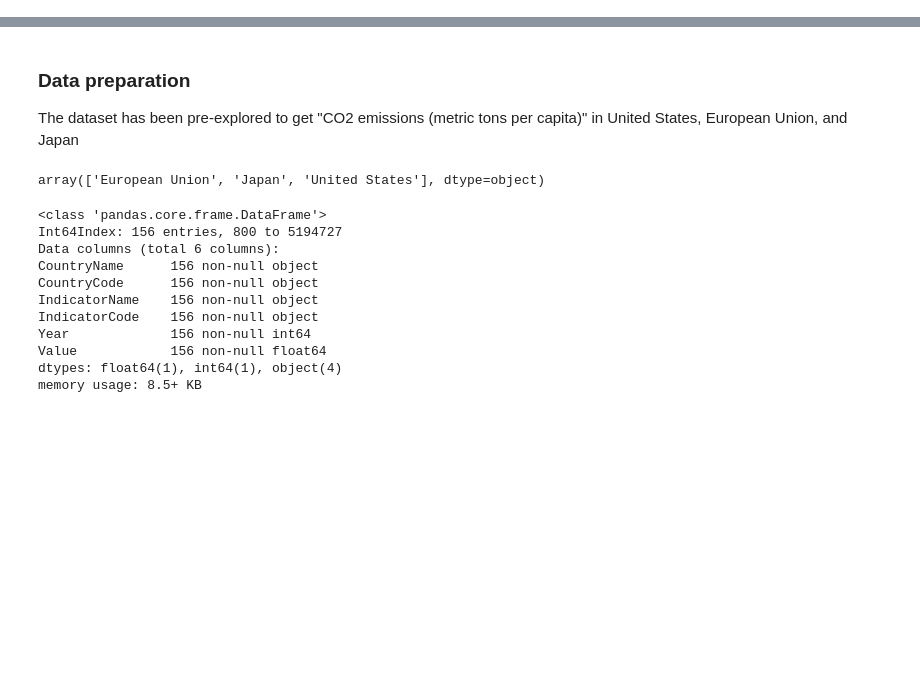
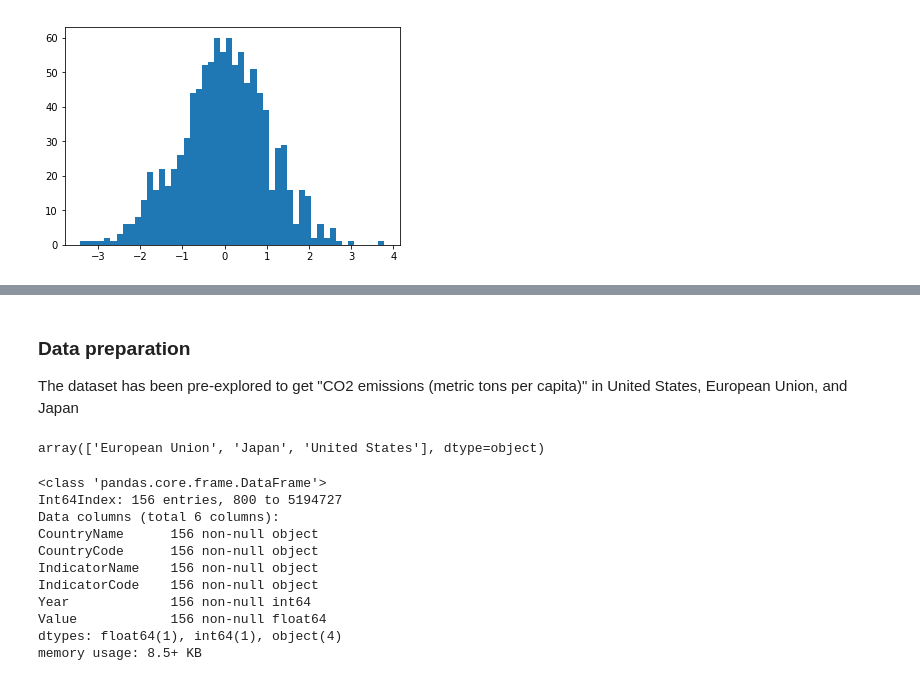
Before and after one commit to byrontang/data-analysis-with-python, a Jupyter notebook: data-visualization-matplotlib.ipynb, the cells around one changed output, grey strips where cells are left out. Drawn from its saved outputs; the diff is of its cells as text; code cells hidden in the pictures; blank space fills up the shorter version.

```diff
--- a/data-visualization-matplotlib.ipynb
+++ b/data-visualization-matplotlib.ipynb
@@ -4,0 +21,6 @@ import numpy as np
+# %%
+values = np.random.normal(0, 1, 1000)
+plt.hist(values, bins = 50)
+plt.show()
+# %% [output]
+[figure, added]
```
Also changed, not shown: parts of 8 cells of this notebook, 1 other file.
